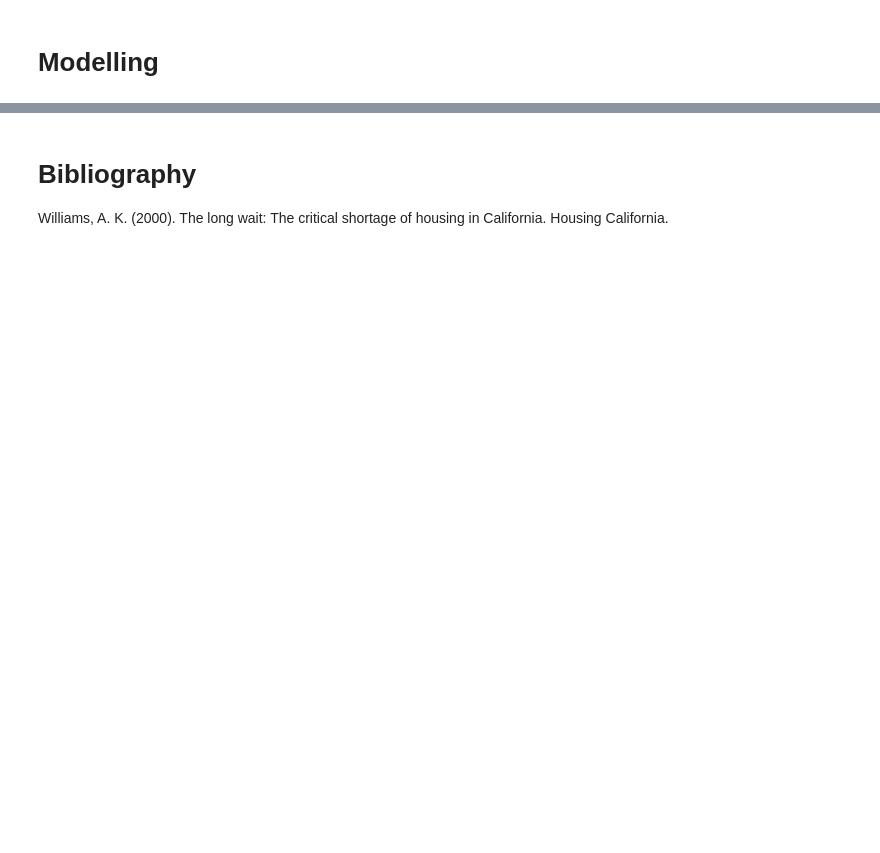
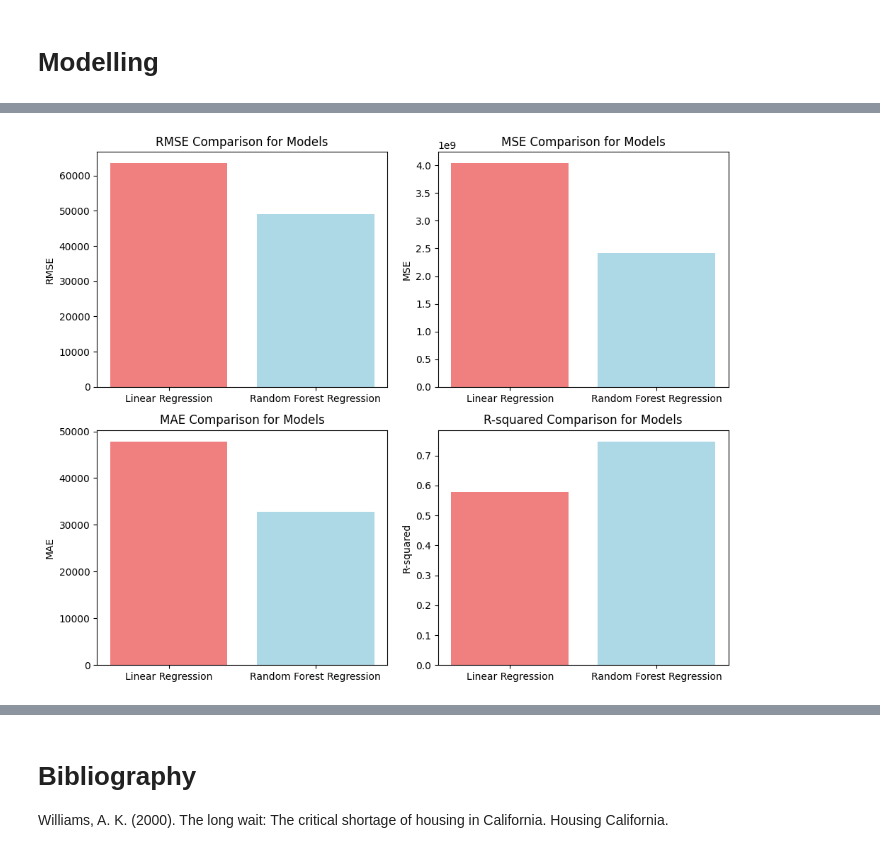
Before and after one commit to JADS-GROUP8/DM, a Jupyter notebook: data_mining_assignment_1_v2.ipynb, the cells around one changed output, grey strips where cells are left out. Cells and saved outputs as stored; diff of their text form; code cells hidden in the pictures; blank space fills up the shorter version.

```diff
--- a/data_mining_assignment_1_v2.ipynb
+++ b/data_mining_assignment_1_v2.ipynb
@@ -778,0 +535,17 @@ Percentage of test data within the 95% prediction interval (Linear Regression):
+# %%
+print("Random Forest Regressor Metrics")
+print("--------------------------------")
+# Calculate RMSE
+rmse_rf = root_mean_squared_error(y_test, y_pred_rf)
+print(f'Root Mean Squared Error (RMSE): {rmse_rf}')
+
+# Calculate MSE (We square the RMSE as mse func is deprecated)
+mse_rf = rmse_rf**2
+print(f'Mean Squared Error (MSE): {mse_rf}')
+
+# Calculate MAE
+mae_rf = mean_absolute_error(y_test, y_pred_rf)
+print(f'Mean Absolute Error (MAE): {mae_rf}')
+# Calculate R^2
+r2_rf = r2_score(y_test, y_pred_rf)
+print(f'R-squared (R^2): {r2_rf}')
@@ -778,0 +565,32 @@ Percentage of test data within the 95% prediction interval (Linear Regression):
+# %%
+# Define the models and their metrics
+models = ['Linear Regression', 'Random Forest Regression']
+metrics = ['RMSE', 'MSE', 'MAE', 'R-squared']
+
+# Define the values for each metric
+rmse_values = [rmse_linear, rmse_rf]
+mse_values = [mse_linear, mse_rf]
+mae_values = [mae_linear, mae_rf]
+r2_values = [r2_linear, r2_rf]
+
+# Create a dictionary to hold the metric values
+metric_values = {
+    'RMSE': rmse_values,
+    'MSE': mse_values,
+    'MAE': mae_values,
+    'R-squared': r2_values
+}
+
+# Plot each metric
+plt.figure(figsize=(10, 8))
+
+for i, metric in enumerate(metrics):
+    plt.subplot(2, 2, i + 1)
+    plt.bar(models, metric_values[metric], color=['lightcoral', 'lightblue'])
+    plt.ylabel(metric)
+    plt.title(f'{metric} Comparison for Models')
+
+plt.tight_layout()
+plt.show()
+# %% [output]
+[figure, added]
```
Also changed, not shown: parts of 50 cells of this notebook, 1 other file.
